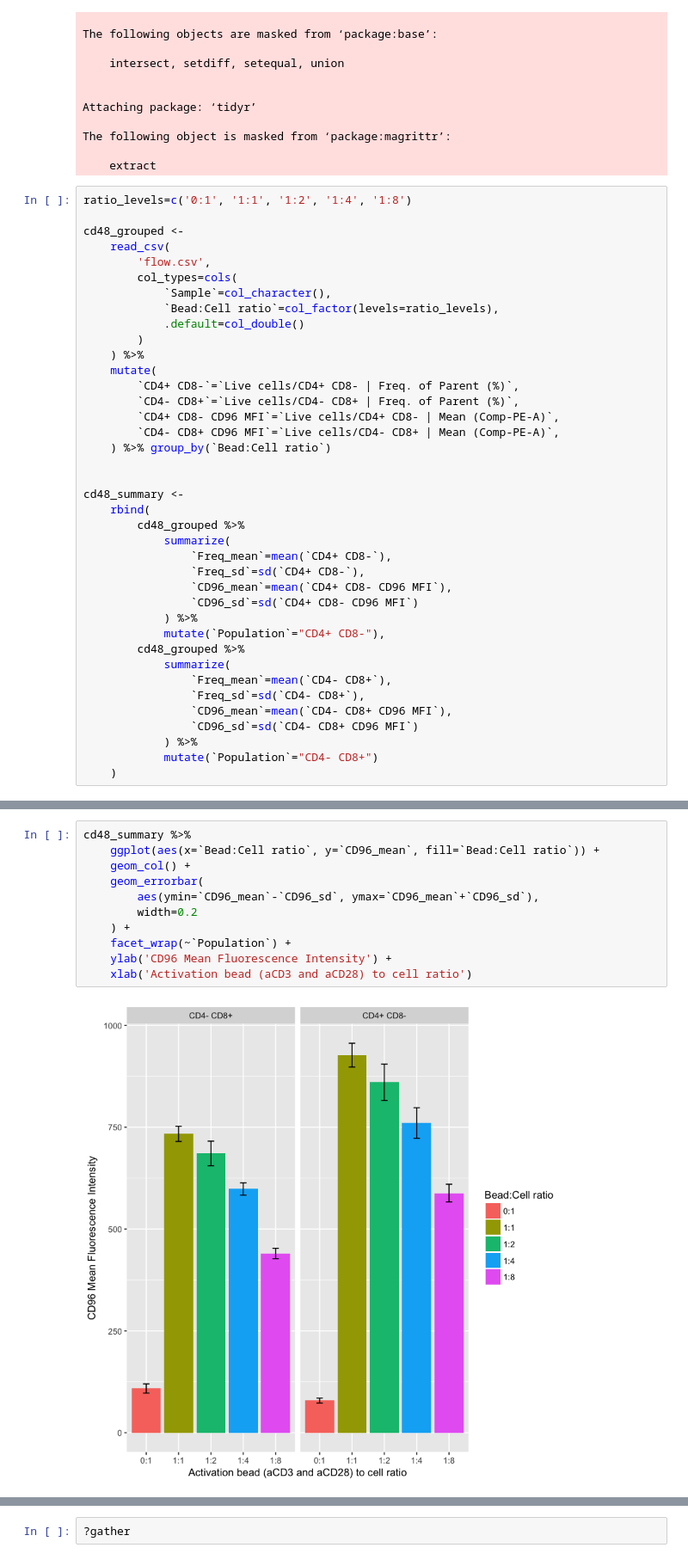
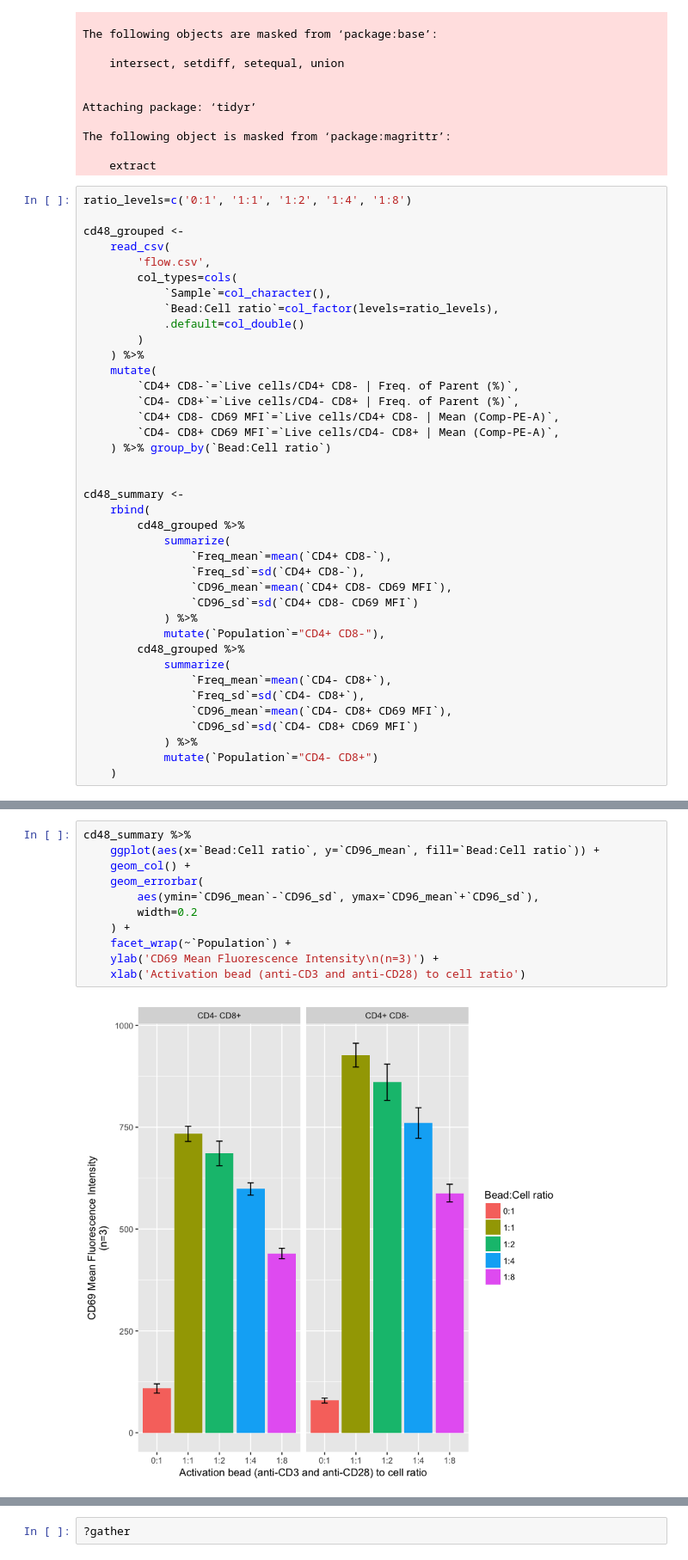
Before and after one commit to hammerlab/t-cell-guide, a Jupyter notebook: analyses/activation-bead-titration/Activation bead titration results via flow and count.ipynb, the cells around one changed output, grey strips where cells are left out. Shown: that part at 86% size. Cells and saved outputs as stored; diff of their text form.

Commit message:
update activation bead figures/legends

```diff
--- a/analyses/activation-bead-titration/Activation bead titration results via flow and count.ipynb
+++ b/analyses/activation-bead-titration/Activation bead titration results via flow and count.ipynb
@@ -36,8 +36,8 @@ cd48_grouped <-
     mutate(
         `CD4+ CD8-`=`Live cells/CD4+ CD8- | Freq. of Parent (%)`,
         `CD4- CD8+`=`Live cells/CD4- CD8+ | Freq. of Parent (%)`,
-        `CD4+ CD8- CD96 MFI`=`Live cells/CD4+ CD8- | Mean (Comp-PE-A)`,
-        `CD4- CD8+ CD96 MFI`=`Live cells/CD4- CD8+ | Mean (Comp-PE-A)`,
+        `CD4+ CD8- CD69 MFI`=`Live cells/CD4+ CD8- | Mean (Comp-PE-A)`,
+        `CD4- CD8+ CD69 MFI`=`Live cells/CD4- CD8+ | Mean (Comp-PE-A)`,
     ) %>% group_by(`Bead:Cell ratio`)
 
 
@@ -47,16 +47,16 @@ cd48_summary <-
             summarize(
                 `Freq_mean`=mean(`CD4+ CD8-`),
                 `Freq_sd`=sd(`CD4+ CD8-`),
-                `CD96_mean`=mean(`CD4+ CD8- CD96 MFI`),
-                `CD96_sd`=sd(`CD4+ CD8- CD96 MFI`)
+                `CD96_mean`=mean(`CD4+ CD8- CD69 MFI`),
+                `CD96_sd`=sd(`CD4+ CD8- CD69 MFI`)
             ) %>%
             mutate(`Population`="CD4+ CD8-"),
         cd48_grouped %>%
             summarize(
                 `Freq_mean`=mean(`CD4- CD8+`),
                 `Freq_sd`=sd(`CD4- CD8+`),
-                `CD96_mean`=mean(`CD4- CD8+ CD96 MFI`),
-                `CD96_sd`=sd(`CD4- CD8+ CD96 MFI`)
+                `CD96_mean`=mean(`CD4- CD8+ CD69 MFI`),
+                `CD96_sd`=sd(`CD4- CD8+ CD69 MFI`)
             ) %>%
             mutate(`Population`="CD4- CD8+")
     )
@@ -77,16 +77,16 @@ cd48_summary %>%
 # %%
 cd48_summary %>%
     ggplot(aes(x=`Bead:Cell ratio`, y=`CD96_mean`, fill=`Bead:Cell ratio`)) +
     geom_col() +
     geom_errorbar(
         aes(ymin=`CD96_mean`-`CD96_sd`, ymax=`CD96_mean`+`CD96_sd`),
         width=0.2
     ) +
     facet_wrap(~`Population`) +
-    ylab('CD96 Mean Fluorescence Intensity') +
-    xlab('Activation bead (aCD3 and aCD28) to cell ratio')
+    ylab('CD69 Mean Fluorescence Intensity\n(n=3)') +
+    xlab('Activation bead (anti-CD3 and anti-CD28) to cell ratio')
 # %% [output]
-[figure, old version]
+[figure, new version]
 # %%
 read_tsv(
     'proliferation_assay.tsv',
```
Also changed, not shown: parts of 2 cells of this notebook.
